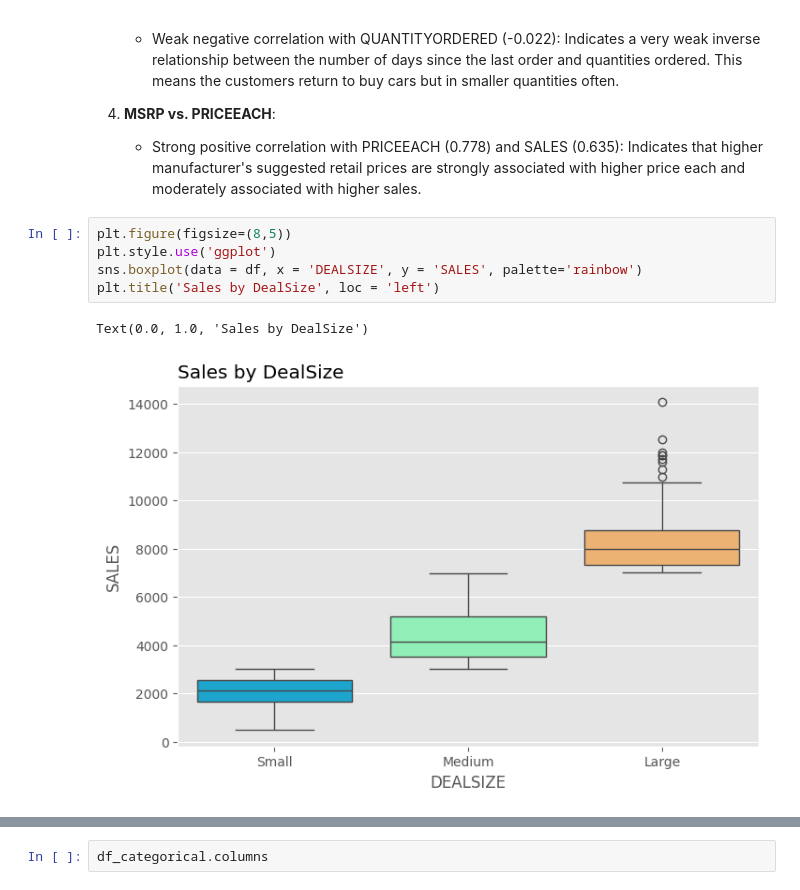
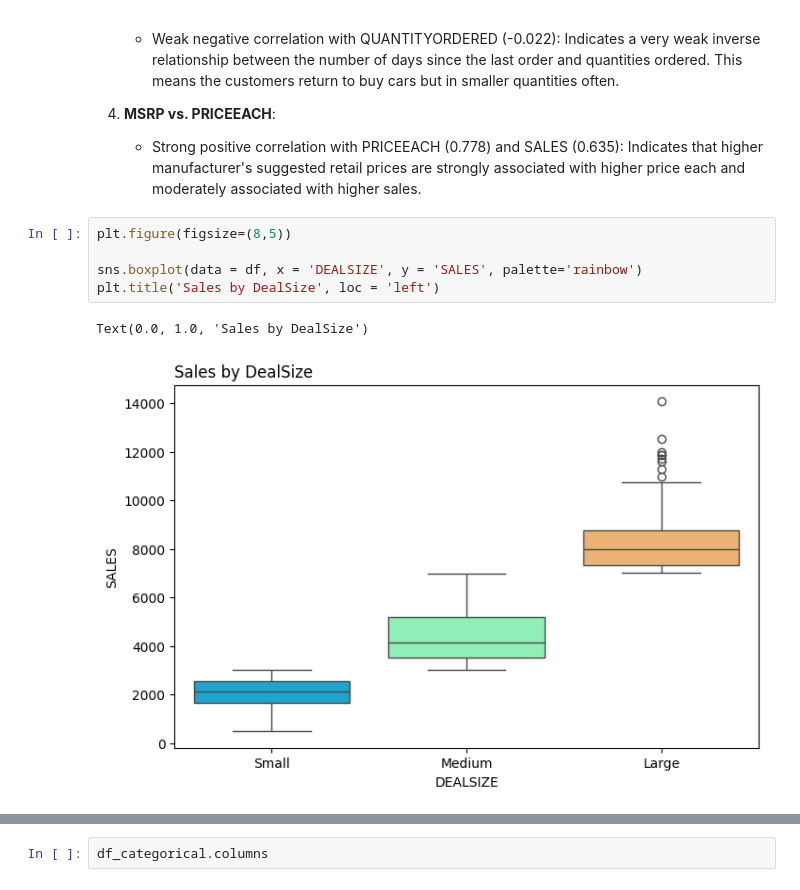
Before and after one commit to DataNerdss/Automobile_Sales_Analysis_Project, a Jupyter notebook: car_sales_analysis.ipynb, the cells around one changed output, grey strips where cells are left out. Drawn from its saved outputs; the diff is of its cells as text.

```diff
--- a/car_sales_analysis.ipynb
+++ b/car_sales_analysis.ipynb
@@ -359,11 +359,11 @@ plt.show()
    - Strong positive correlation with PRICEEACH (0.778) and SALES (0.635): Indicates that higher manufacturer's suggested retail prices are strongly associated with higher price each and moderately associated with higher sales.
 # %%
 plt.figure(figsize=(8,5))
-plt.style.use('ggplot')
+
 sns.boxplot(data = df, x = 'DEALSIZE', y = 'SALES', palette='rainbow')
 plt.title('Sales by DealSize', loc = 'left')
 # %% [output]
 Text(0.0, 1.0, 'Sales by DealSize')
-[figure, old version]
+[figure, new version]
 # %%
 plt.figure(figsize=(10,5))
```
Also changed, not shown: parts of 4 cells of this notebook.
